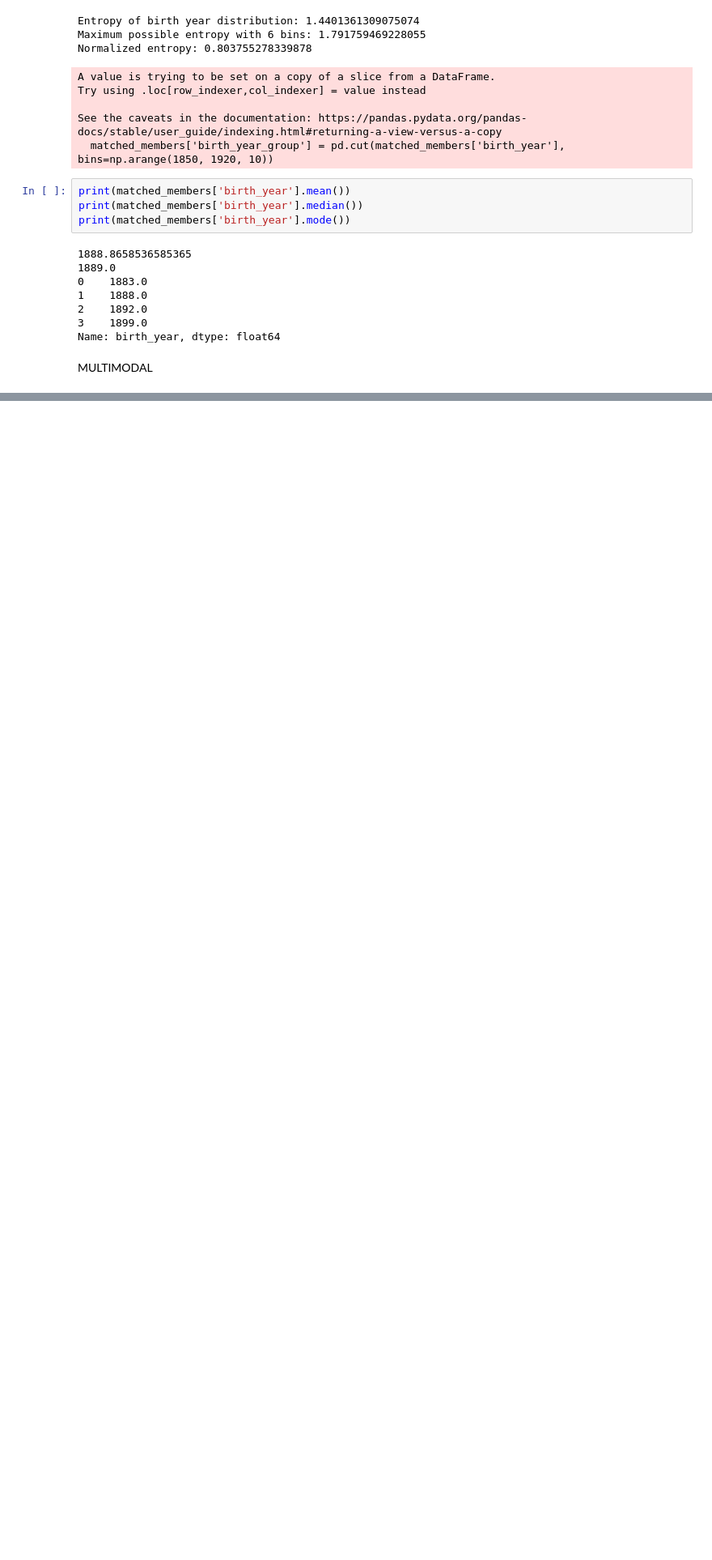
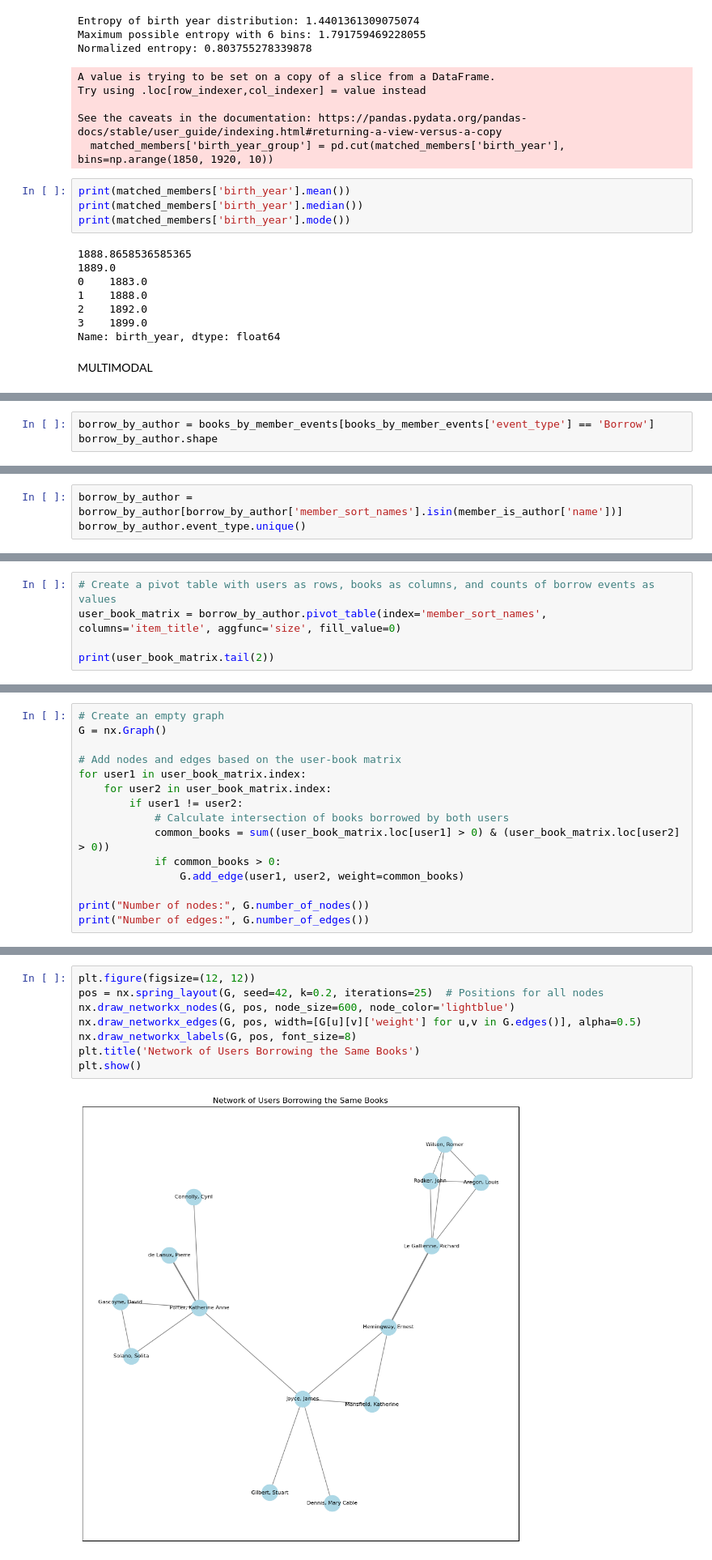
Before and after one commit to dittm/data-science-submission, a Jupyter notebook: analysis/eda.ipynb, the cells around one changed output, grey strips where cells are left out. Shown at 81% size. Drawn from its saved outputs; the diff is of its cells as text; blank space fills up the shorter version.

```diff
--- a/analysis/eda.ipynb
+++ b/analysis/eda.ipynb
@@ -434,0 +430,3 @@ plt.show()
+# %%
+borrow_by_author = books_by_member_events[books_by_member_events['event_type'] == 'Borrow']
+borrow_by_author.shape
@@ -434,0 +441,3 @@ plt.show()
+# %%
+borrow_by_author = borrow_by_author[borrow_by_author['member_sort_names'].isin(member_is_author['name'])]
+borrow_by_author.event_type.unique()
@@ -434,0 +458,5 @@ plt.show()
+# %%
+# Create a pivot table with users as rows, books as columns, and counts of borrow events as values
+user_book_matrix = borrow_by_author.pivot_table(index='member_sort_names', columns='item_title', aggfunc='size', fill_value=0)
+
+print(user_book_matrix.tail(2))
@@ -434,0 +509,15 @@ plt.show()
+# %%
+# Create an empty graph
+G = nx.Graph()
+
+# Add nodes and edges based on the user-book matrix
+for user1 in user_book_matrix.index:
+    for user2 in user_book_matrix.index:
+        if user1 != user2:
+            # Calculate intersection of books borrowed by both users
+            common_books = sum((user_book_matrix.loc[user1] > 0) & (user_book_matrix.loc[user2] > 0))
+            if common_books > 0:
+                G.add_edge(user1, user2, weight=common_books)
+
+print("Number of nodes:", G.number_of_nodes())
+print("Number of edges:", G.number_of_edges())
@@ -434,0 +529,10 @@ plt.show()
+# %%
+plt.figure(figsize=(12, 12))
+pos = nx.spring_layout(G, seed=42, k=0.2, iterations=25)  # Positions for all nodes
+nx.draw_networkx_nodes(G, pos, node_size=600, node_color='lightblue')
+nx.draw_networkx_edges(G, pos, width=[G[u][v]['weight'] for u,v in G.edges()], alpha=0.5)
+nx.draw_networkx_labels(G, pos, font_size=8)
+plt.title('Network of Users Borrowing the Same Books')
+plt.show()
+# %% [output]
+[figure, added]
```
Also changed, not shown: parts of 28 cells of this notebook.
